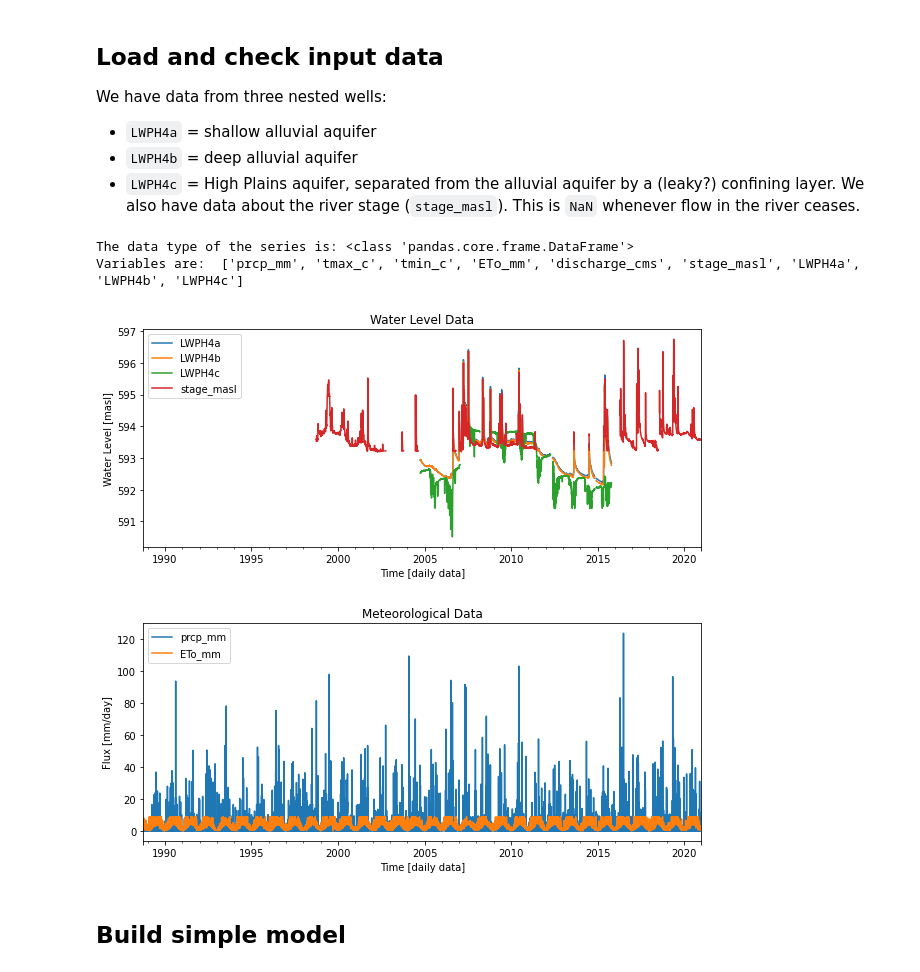
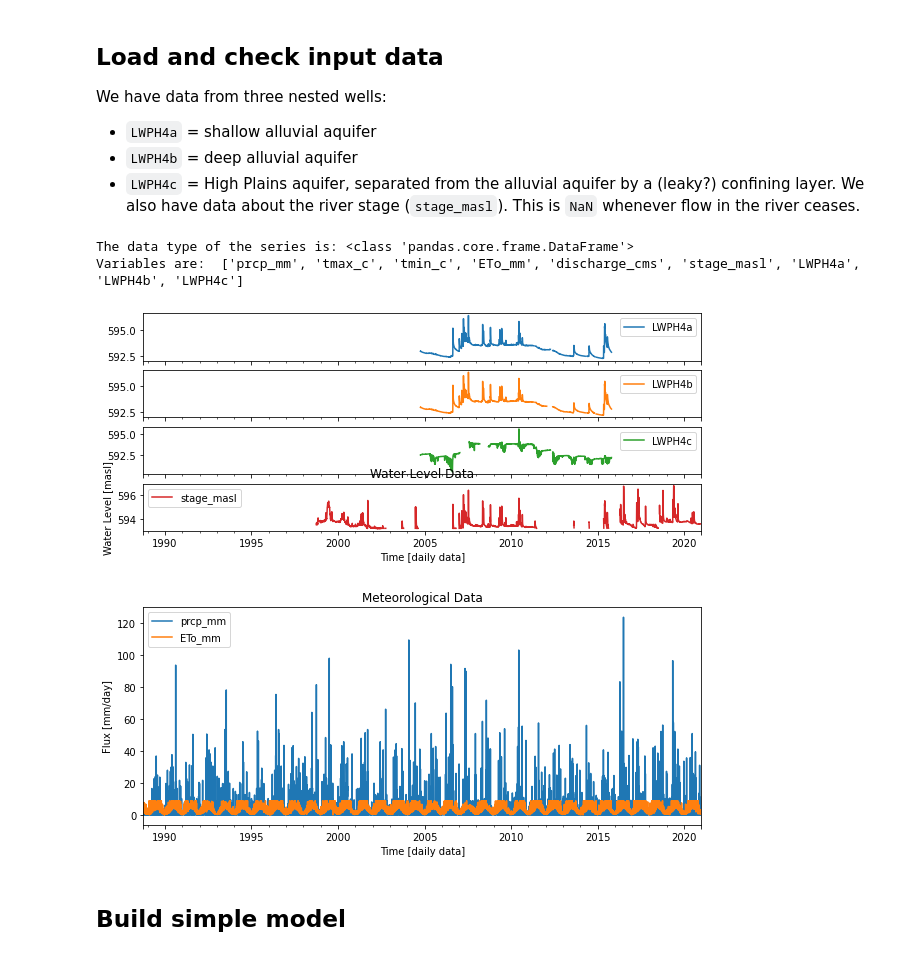
Before and after one commit to samzipper/LarnedIntermittencyRegimes, a Jupyter notebook: code/Timeseries_02-CreateModel.ipynb, the cells around one changed output. Saved outputs shown, nothing was run; the diff lists cells and outputs as text; code cells hidden in the pictures.

```diff
--- a/code/Timeseries_02-CreateModel.ipynb
+++ b/code/Timeseries_02-CreateModel.ipynb
@@ -21,28 +21,28 @@ We also have data about the river stage (`stage_masl`). This is `NaN` whenever f
 # %%
 # Import input data time series and squeeze to Series object
 inputdata = pd.read_csv('../data/Timeseries_InputData.csv', parse_dates=['date_ghcn'],
                         index_col='date_ghcn', squeeze=True)
 print('The data type of the series is: %s' % type(inputdata))
 
 # show names of columns
 print('Variables are: ', list(inputdata))
 
 # separate into water level data and meteorological data
 hydrodata = inputdata[["LWPH4a", "LWPH4b", "LWPH4c", "stage_masl"]]
-hydrodata.plot(figsize=(10, 4))
+hydrodata.plot(figsize=(10, 4), subplots=True)
 plt.title('Water Level Data');
 plt.ylabel('Water Level [masl]');
 plt.xlabel('Time [daily data]');
 
 metdata = inputdata[["prcp_mm", "ETo_mm"]]
 metdata.plot(figsize=(10, 4))
 plt.title('Meteorological Data');
 plt.ylabel('Flux [mm/day]');
 plt.xlabel('Time [daily data]');
 # %% [output]
 The data type of the series is: <class 'pandas.core.frame.DataFrame'>
 Variables are:  ['prcp_mm', 'tmax_c', 'tmin_c', 'ETo_mm', 'discharge_cms', 'stage_masl', 'LWPH4a', 'LWPH4b', 'LWPH4c']
-[figure, old version]
+[figure, new version]
 [figure]
 # %% [markdown]
 ## Build simple model
```
Also changed, not shown: parts of 5 cells of this notebook.
